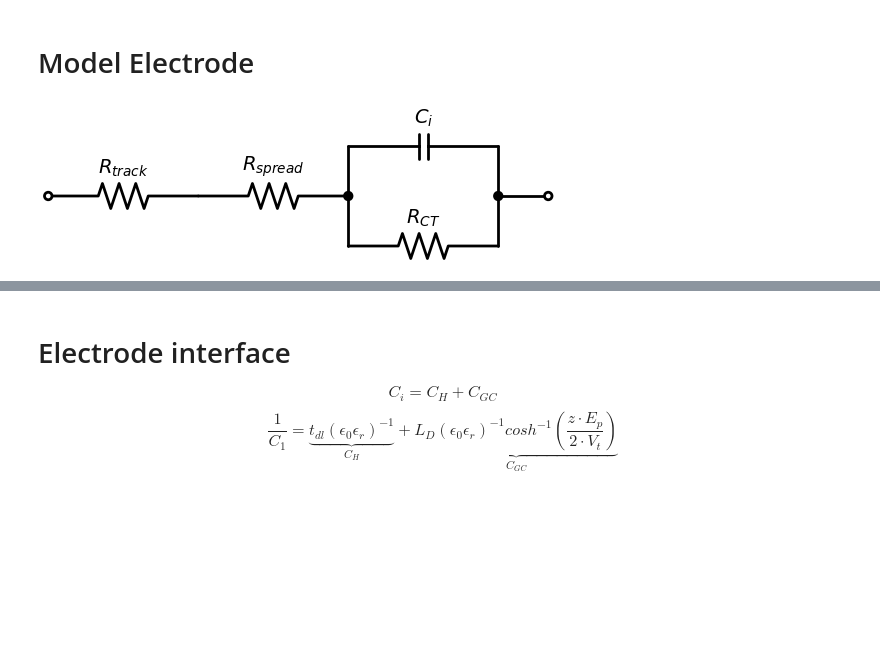
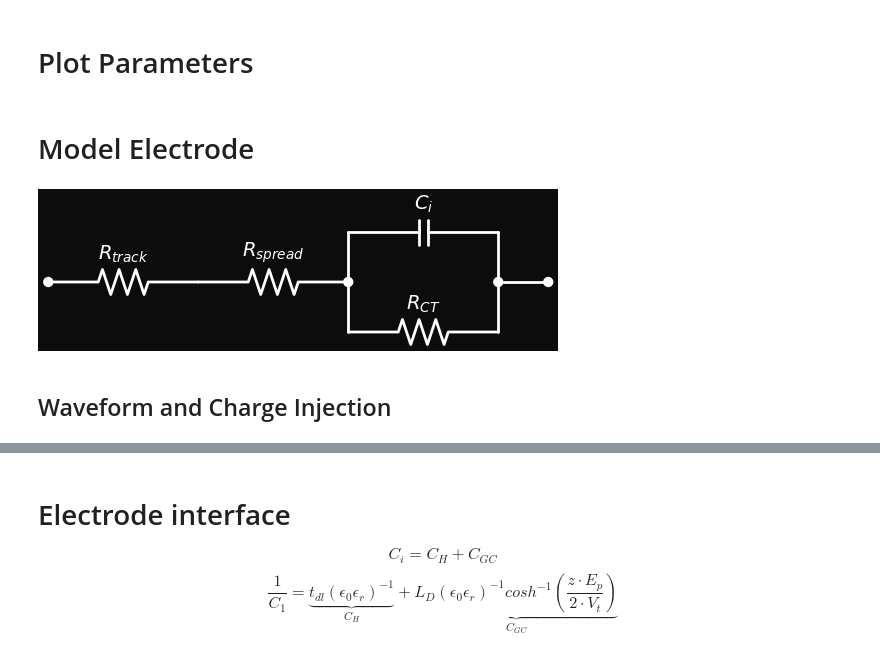
Before and after one commit to martinha-ssv/NX-422-project, a Jupyter notebook: model-electrode.ipynb, the cells around one changed output, grey strips where cells are left out. Cells and saved outputs as stored; diff of their text form; code cells hidden in the pictures; blank space fills up the shorter version.

Commit message:
calculated charge injection. changed style of plots.

```diff
--- a/model-electrode.ipynb
+++ b/model-electrode.ipynb
@@ -5,33 +8,42 @@ import schemdraw.elements as elm
 # %%
 # Physical Constants
 epsilon_0 = 8.854e-12  # Vacuum permittivity (F/m)
+# %% [markdown]
+# Plot Parameters
+# %%
+from matplotlib import rcParams
+
+plt.style.use('./custom_dark_bg.mplstyle')
 # %% [markdown]
 # Model Electrode
 # %%
+schemdraw.config(color='white')
 with schemdraw.Drawing() as d:
     d.config(unit=3)
 
     d += elm.Dot(open=True)  # left terminal
     d += elm.Resistor().label("$R_{track}$")  # r_track
     d += elm.Resistor().label("$R_{spread}$")  # r_spread
 
     left_node = d.add(elm.Dot())  # branch point
 
     # capacitive branch
     d += elm.Line().down().length(1).at(left_node.center)
     d += elm.Resistor().right().length(3).label("$R_{CT}$")
     d += elm.Line().up().length(1)
 
     # resistive branch (faradaic)
     d += elm.Line().up().length(1).at(left_node.center)
     d += elm.Capacitor().right().length(3).label("$C_i$")
     d += elm.Line().down().length(1)
 
     right_term = d.add(elm.Dot())  # end branch point
 
     d += elm.Line().right().length(1)
     d += elm.Dot(open=True)  # right terminal
 
 fig = d.draw()
 # %% [output]
-[figure, old version]
+[figure, new version]
+# %% [markdown]
+## Waveform and Charge Injection
```
Also changed, not shown: parts of 8 cells of this notebook, 4 other files.
